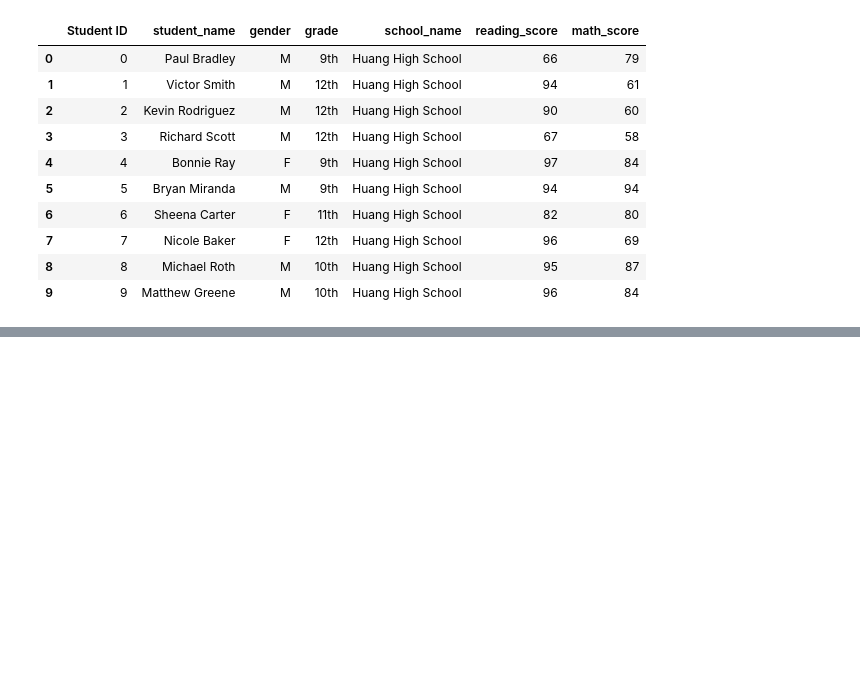
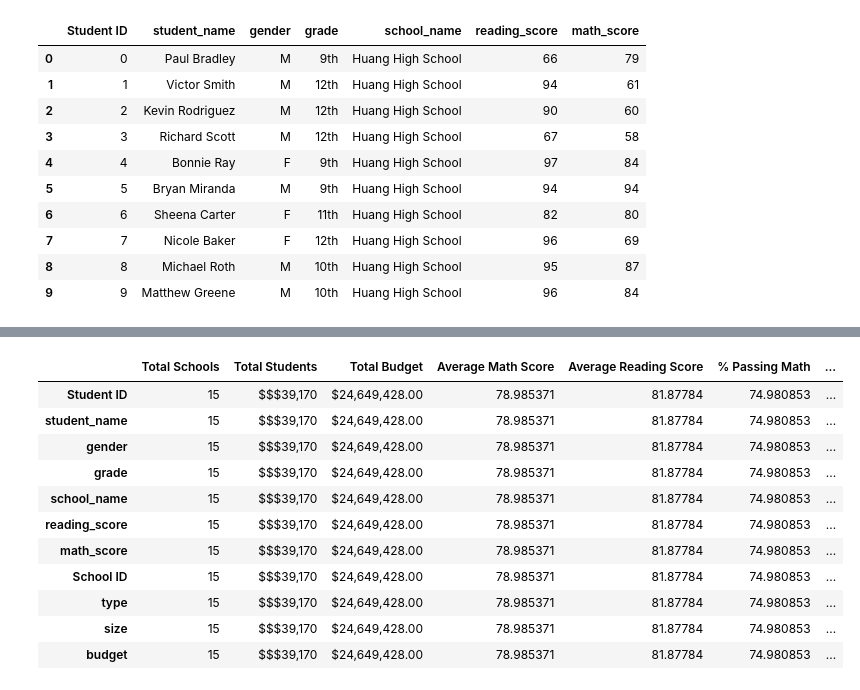
Before and after one commit to ddw26/School_District_Analysis, a Jupyter notebook: PyCitySchools.ipynb, the cells around one changed output, grey strips where cells are left out. Saved outputs shown, nothing was run; the diff lists cells and outputs as text; code cells hidden in the pictures; blank space fills up the shorter version.

```diff
--- a/PyCitySchools.ipynb
+++ b/PyCitySchools.ipynb
@@ -171,0 +366,18 @@ student_data_df.head(10)
+# %%
+new_column_order = ["Total Schools", "Total Students", "Total Budget","Average Math Score", "Average Reading Score", "% Passing Math", "% Passing Reading", "% Overall Passing"]
+# %%
+district_summary_df = district_summary_df[new_column_order]
+district_summary_df
+# %% [output]
+|  | Total Schools | Total Students | Total Budget | Average Math Score | Average Reading Score | % Passing Math | ... |
+| Student ID | 15 | $$$39,170 | $24,649,428.00 | 78.985371 | 81.87784 | 74.980853 | ... |
+| student_name | 15 | $$$39,170 | $24,649,428.00 | 78.985371 | 81.87784 | 74.980853 | ... |
+| gender | 15 | $$$39,170 | $24,649,428.00 | 78.985371 | 81.87784 | 74.980853 | ... |
+| grade | 15 | $$$39,170 | $24,649,428.00 | 78.985371 | 81.87784 | 74.980853 | ... |
+| school_name | 15 | $$$39,170 | $24,649,428.00 | 78.985371 | 81.87784 | 74.980853 | ... |
+| reading_score | 15 | $$$39,170 | $24,649,428.00 | 78.985371 | 81.87784 | 74.980853 | ... |
+| math_score | 15 | $$$39,170 | $24,649,428.00 | 78.985371 | 81.87784 | 74.980853 | ... |
+| School ID | 15 | $$$39,170 | $24,649,428.00 | 78.985371 | 81.87784 | 74.980853 | ... |
+| type | 15 | $$$39,170 | $24,649,428.00 | 78.985371 | 81.87784 | 74.980853 | ... |
+| size | 15 | $$$39,170 | $24,649,428.00 | 78.985371 | 81.87784 | 74.980853 | ... |
+| budget | 15 | $$$39,170 | $24,649,428.00 | 78.985371 | 81.87784 | 74.980853 | ... |
```
Also changed, not shown: parts of 26 cells of this notebook, 5 other files.
